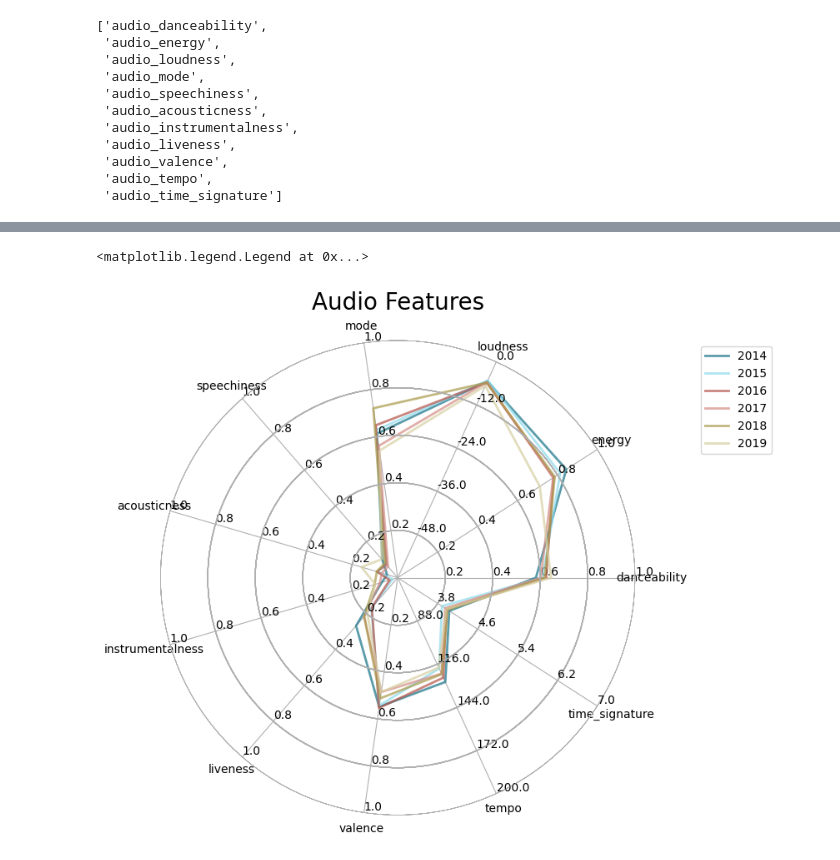
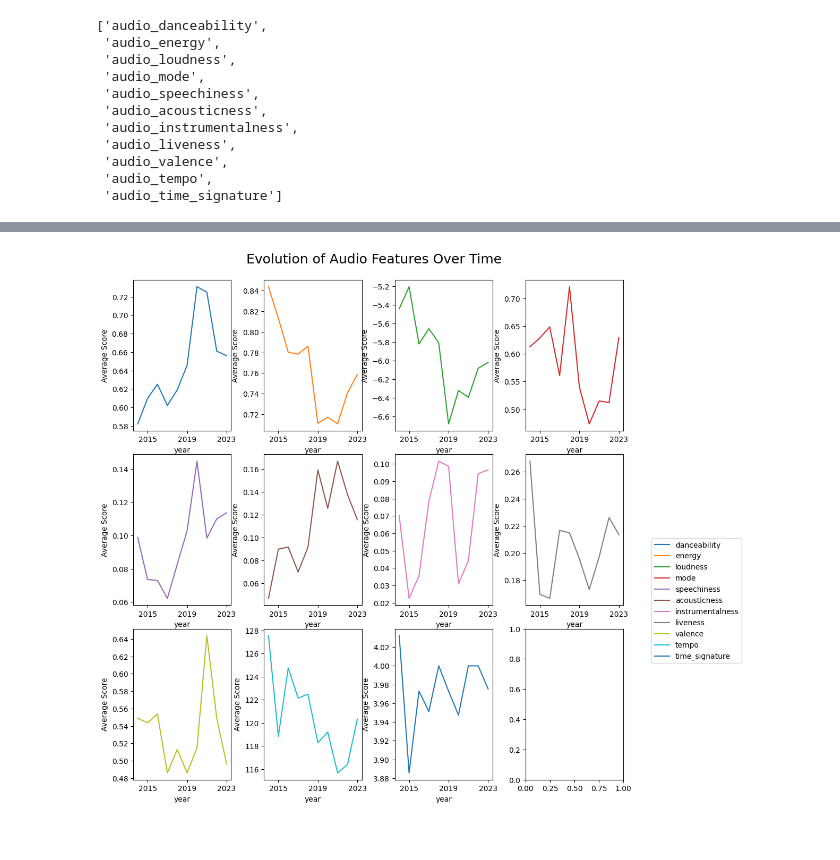
Before and after one commit to ryanwonghc/FIFA-Song-Analysis, a Jupyter notebook: Notebooks/FIFA_Song_EDA.ipynb, the cells around one changed output, grey strips where cells are left out. Drawn from its saved outputs; the diff is of its cells as text; code cells hidden in the pictures.

```diff
--- a/Notebooks/FIFA_Song_EDA.ipynb
+++ b/Notebooks/FIFA_Song_EDA.ipynb
@@ -692,13 +652,14 @@ radar.ax.legend(loc='upper right',bbox_to_anchor=(1.3,1))
-# %%
-fig1 = plt.figure(figsize=(6, 6))
-scales = [(0.0,1.0),(0.0,1.0),(-60.0,0.0),(0.0,1.0),(0.0,1.0),(0.0,1.0),(0.0,1.0),
-          (0.0,1.0),(0.0,1.0),(60.0,200.0),(3.0,7.0)]
-colors = ["#167288","#8cdaec","#b45248","#d48c84","#a89a49","#d6cfa2","#3cb464","#9bddb1","#643c6a","#836394"]
-radar = Radar(fig1, radar_vars_label, scales)
-for index, row in agg_audio_df[agg_audio_df.index<2020].iterrows():
-    radar.plot(row.tolist(),"-", lw=2, color=colors[index-2014], alpha=0.7, label=index)
-plt.title("Audio Features", y=1.05, fontsize=20)
-radar.ax.legend(loc='upper right',bbox_to_anchor=(1.3,1))
-# %% [output]
-<matplotlib.legend.Legend at 0x...>
-[figure, removed]
+# %%
+agg_audio_df_display = agg_audio_df.copy(deep=True)
+agg_audio_df_display.columns = radar_vars_label
+
+fig, ax = plt.subplots(nrows=3, ncols=4, figsize=(10,10))
+fig.tight_layout()
+agg_audio_df_display.plot(subplots=True, legend=False, xticks=[2015,2019,2023], ylabel="Average Score", ax=ax.flatten()[:11])
+
+fig.legend(labels=radar_vars_label, loc="upper right", ncol=1, bbox_to_anchor=(1.2,0.5))
+
+fig.suptitle("Evolution of Audio Features Over Time", y = 1.03, fontsize=18)
+plt.savefig("../charts/audio_line.png", bbox_inches = 'tight')
+# %% [output]
+[figure, added]
```
Also changed, not shown: parts of 18 cells of this notebook, 17 other files.
